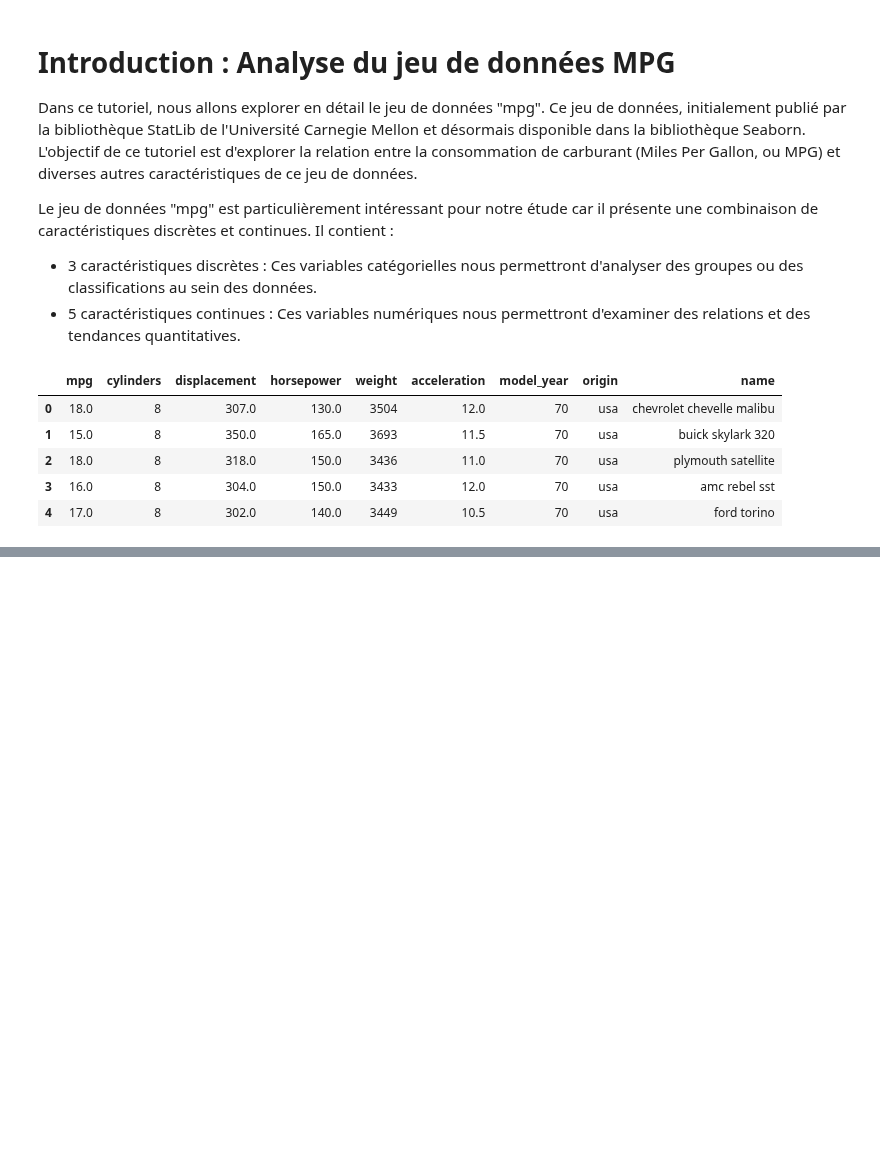
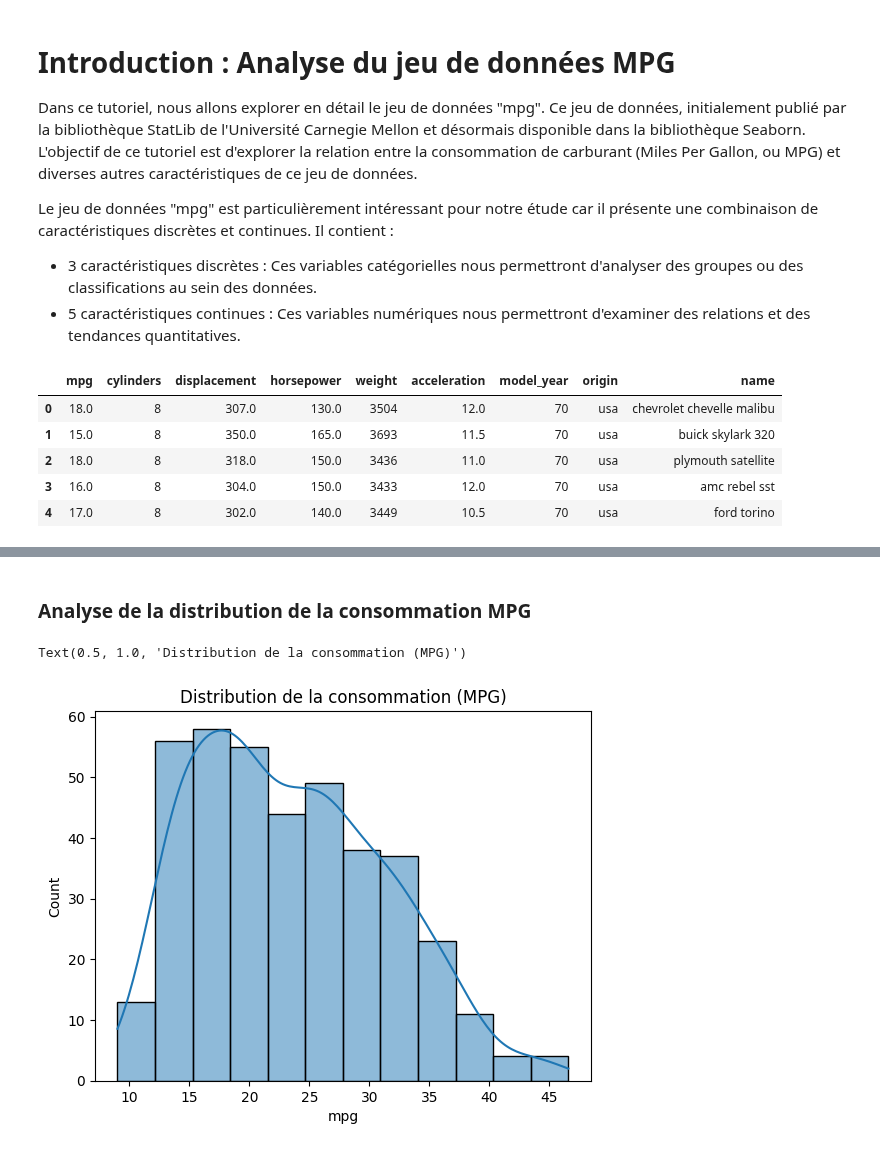
Before and after one commit to rosanajurdi/Data_Visualization_Course, a Jupyter notebook: lab-sessions/lab4-ScatterPlots_line plots_heatmaps.ipynb, the cells around one changed output, grey strips where cells are left out. Drawn from its saved outputs; the diff is of its cells as text; code cells hidden in the pictures; blank space fills up the shorter version.

```diff
--- a/lab-sessions/lab4-ScatterPlots_line plots_heatmaps.ipynb
+++ b/lab-sessions/lab4-ScatterPlots_line plots_heatmaps.ipynb
@@ -21,0 +73,9 @@ mpg_df.head()
+# %% [markdown]
+### Analyse de la distribution de la consommation MPG
+# %%
+# Histogramme pour mpg
+sns.histplot(data=mpg_clean, x='mpg', kde=True)
+plt.title("Distribution de la consommation (MPG)")
+# %% [output]
+Text(0.5, 1.0, 'Distribution de la consommation (MPG)')
+[figure, added]
```
Also changed, not shown: parts of 16 cells of this notebook.
